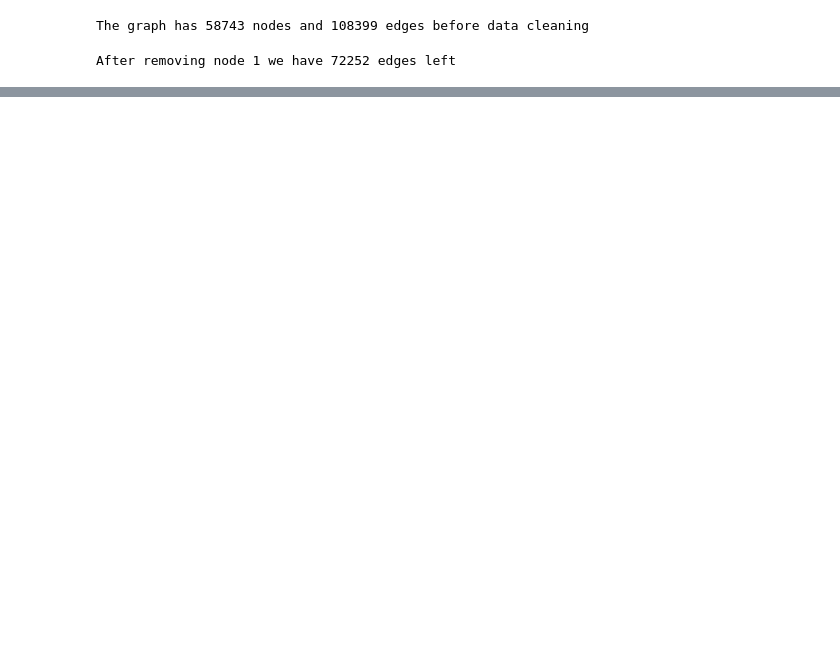
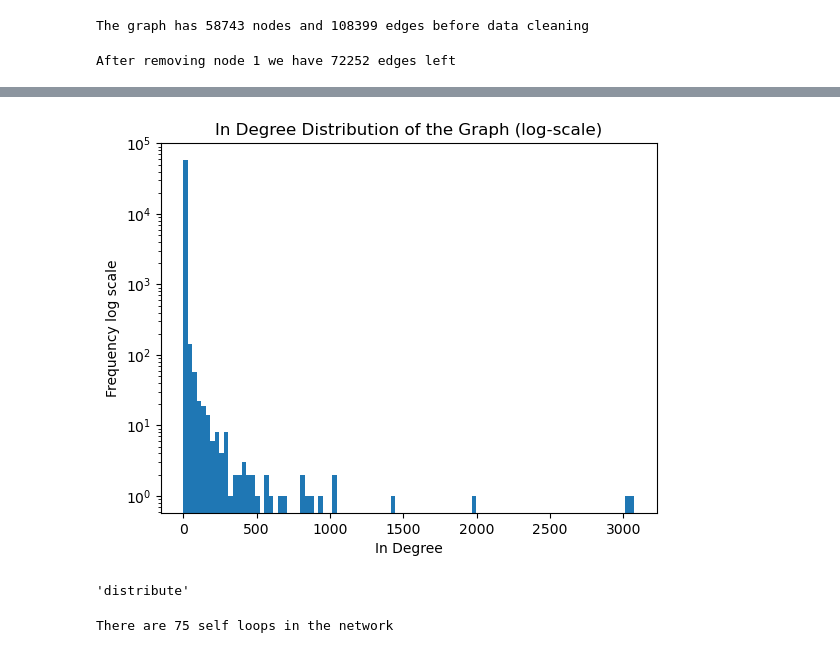
Before and after one commit to takhDS/DependencyBuds, a Jupyter notebook: code.ipynb, the cells around one changed output, grey strips where cells are left out. Saved outputs shown, nothing was run; the diff lists cells and outputs as text; code cells hidden in the pictures; blank space fills up the shorter version.

Commit message:
Found 75 self loops in the network

```diff
--- a/code.ipynb
+++ b/code.ipynb
@@ -27,0 +41,20 @@ After removing node 1 we have 72252 edges left
+# %%
+#drawing a in degree distribution
+degree_dict_in = dict(G.in_degree())
+vals_in = degree_dict_in.values()
+
+plt.hist(vals_in,bins=100,log=True)
+plt.xlabel("In Degree")
+plt.ylabel("Frequency log scale")
+plt.title("In Degree Distribution of the Graph (log-scale)")
+plt.show()
+# %% [output]
+[figure, added]
+# %%
+Node_mapper[57]
+# %% [output]
+'distribute'
+# %%
+print(f"There are {nx.number_of_selfloops(G)} self loops in the network")
+# %% [output]
+There are 75 self loops in the network
```
Also changed, not shown: parts of 2 cells of this notebook.
